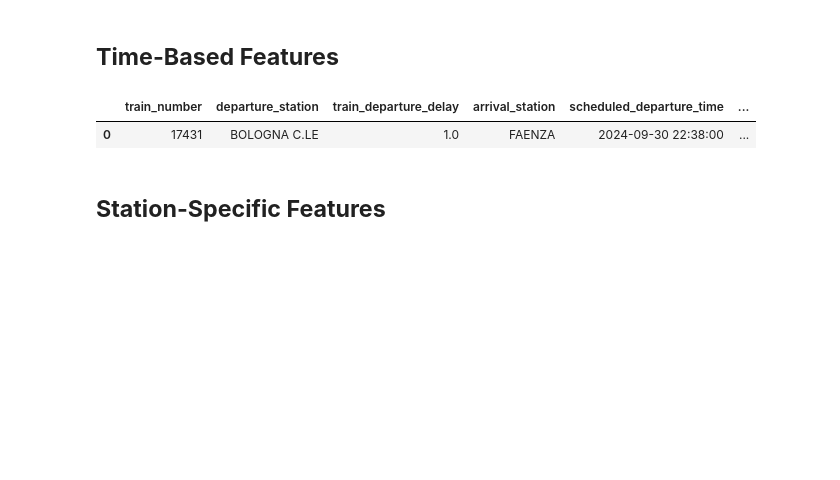
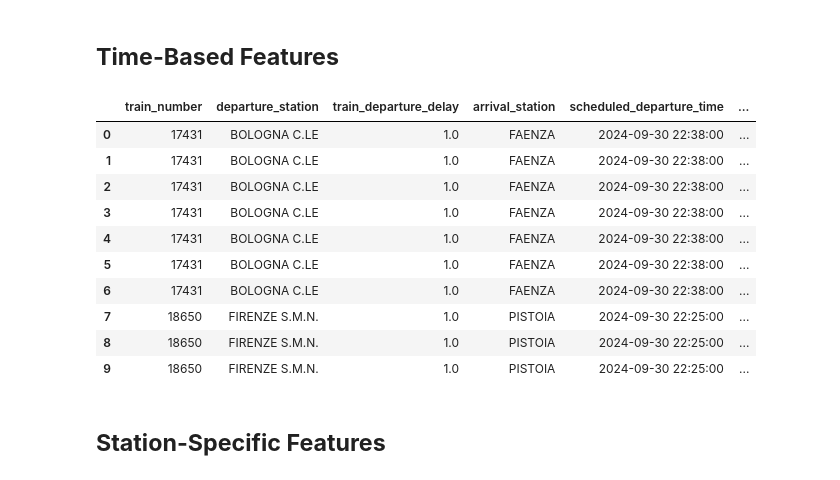
Before and after one commit to npinto97/graph-enhanced-train-delay-prediction, a Jupyter notebook: 3_feature_engineering.ipynb, the cells around one changed output. Saved outputs shown, nothing was run; the diff lists cells and outputs as text; code cells hidden in the pictures; blank space fills up the shorter version.

```diff
--- a/3_feature_engineering.ipynb
+++ b/3_feature_engineering.ipynb
@@ -160,10 +160,19 @@ df_with_coordinates["month"] = df_with_coordinates["scheduled_departure_time"].d
 # Define rush hours (e.g., 7-9 AM, 5-7 PM)
 df_with_coordinates["is_rush_hour"] = df_with_coordinates["hour"].isin([7, 8, 9, 17, 18, 19]).astype(int)
 # %%
-df_with_coordinates.head(1)
+df_with_coordinates.head(10)
 # %% [output]
 |  | train_number | departure_station | train_departure_delay | arrival_station | scheduled_departure_time | ... |
 | 0 | 17431 | BOLOGNA C.LE | 1.0 | FAENZA | 2024-09-30 22:38:00 | ... |
+| 1 | 17431 | BOLOGNA C.LE | 1.0 | FAENZA | 2024-09-30 22:38:00 | ... |
+| 2 | 17431 | BOLOGNA C.LE | 1.0 | FAENZA | 2024-09-30 22:38:00 | ... |
+| 3 | 17431 | BOLOGNA C.LE | 1.0 | FAENZA | 2024-09-30 22:38:00 | ... |
+| 4 | 17431 | BOLOGNA C.LE | 1.0 | FAENZA | 2024-09-30 22:38:00 | ... |
+| 5 | 17431 | BOLOGNA C.LE | 1.0 | FAENZA | 2024-09-30 22:38:00 | ... |
+| 6 | 17431 | BOLOGNA C.LE | 1.0 | FAENZA | 2024-09-30 22:38:00 | ... |
+| 7 | 18650 | FIRENZE S.M.N. | 1.0 | PISTOIA | 2024-09-30 22:25:00 | ... |
+| 8 | 18650 | FIRENZE S.M.N. | 1.0 | PISTOIA | 2024-09-30 22:25:00 | ... |
+| 9 | 18650 | FIRENZE S.M.N. | 1.0 | PISTOIA | 2024-09-30 22:25:00 | ... |
 # %% [markdown]
 ## **Station-Specific Features**
 # %%
```
Also changed, not shown: parts of 22 cells of this notebook, 1 other file.
